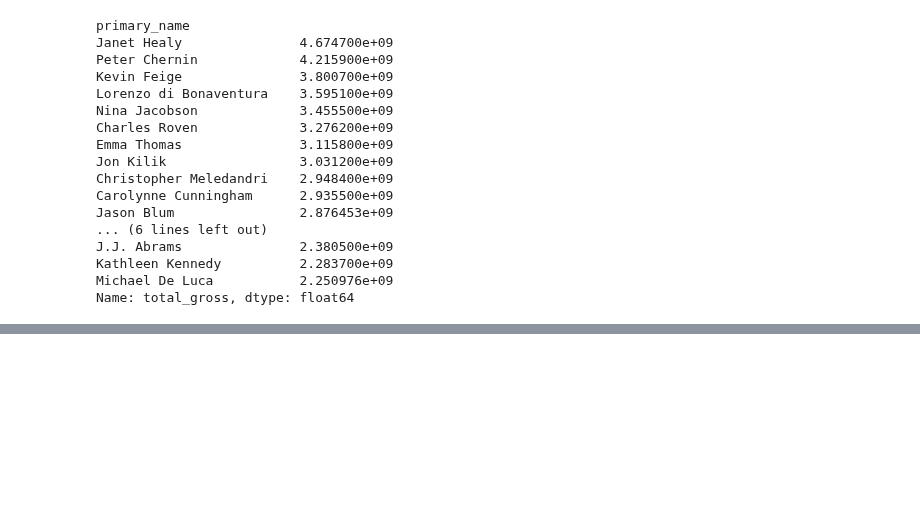
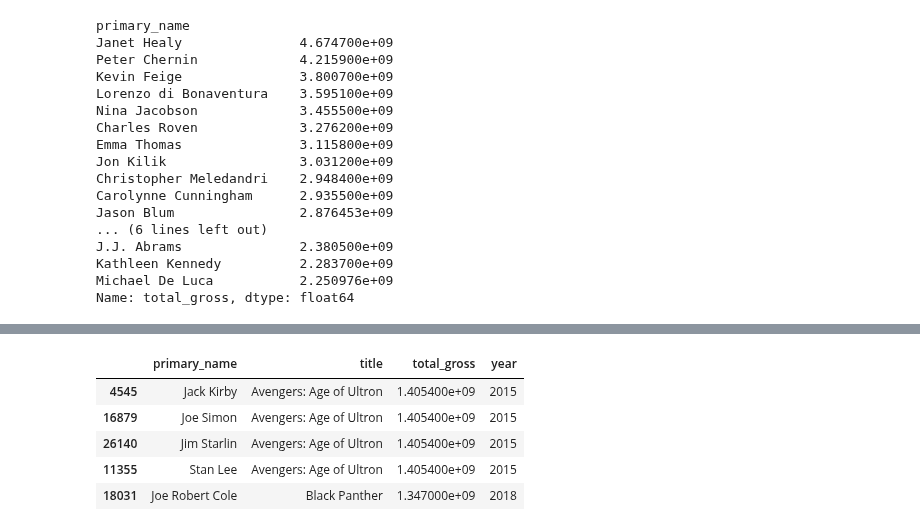
Before and after one commit to jeffreyhwatson/MS_Box_Office_Insights, a Jupyter notebook: talent_sql_eda.ipynb, the cells around one changed output, grey strips where cells are left out. Drawn from its saved outputs; the diff is of its cells as text; code cells hidden in the pictures; blank space fills up the shorter version.

```diff
--- a/talent_sql_eda.ipynb
+++ b/talent_sql_eda.ipynb
@@ -378,0 +398,10 @@ Name: total_gross, dtype: float64
+# %%
+top_writers_films = writer_df.sort_values(by=['total_gross'], ascending=False).head(50)
+top_writers_films[['primary_name', 'title', 'total_gross', 'year']].head()
+# %% [output]
+|  | primary_name | title | total_gross | year |
+| 4545 | Jack Kirby | Avengers: Age of Ultron | 1.405400e+09 | 2015 |
+| 16879 | Joe Simon | Avengers: Age of Ultron | 1.405400e+09 | 2015 |
+| 26140 | Jim Starlin | Avengers: Age of Ultron | 1.405400e+09 | 2015 |
+| 11355 | Stan Lee | Avengers: Age of Ultron | 1.405400e+09 | 2015 |
+| 18031 | Joe Robert Cole | Black Panther | 1.347000e+09 | 2018 |
```
Also changed, not shown: parts of 3 cells of this notebook.
